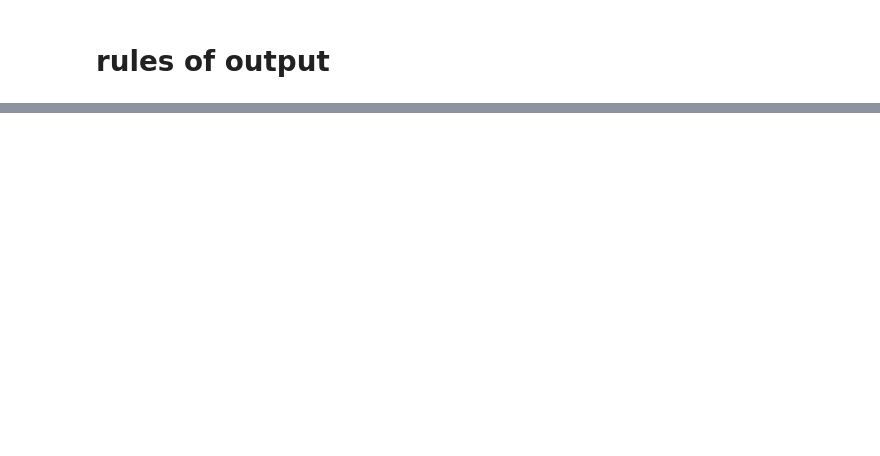
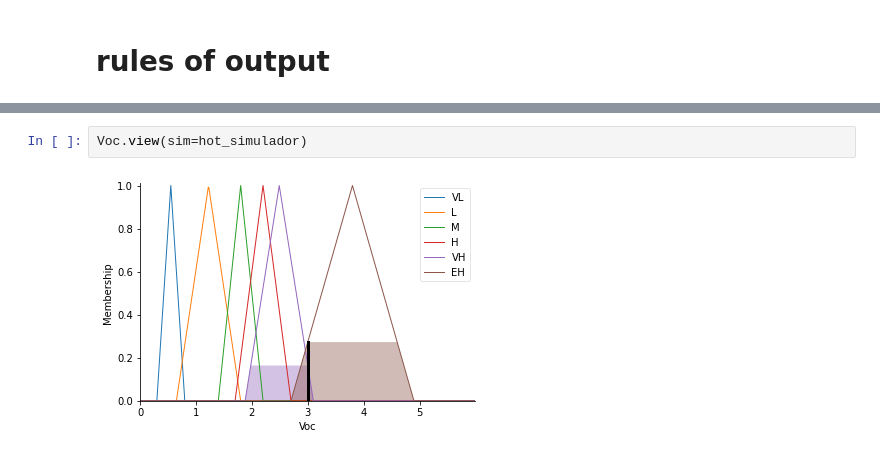
Before and after one commit to ErikJhones/Self-Organizing-Map-SOM-with-KNN, a Jupyter notebook: fuzzy/fuzzy.ipynb, the cells around one changed output, grey strips where cells are left out. Drawn from its saved outputs; the diff is of its cells as text; blank space fills up the shorter version.

```diff
--- a/fuzzy/fuzzy.ipynb
+++ b/fuzzy/fuzzy.ipynb
@@ -123,0 +243,4 @@ omf.view(sim=gorjeta_simulador)
+# %%
+Voc.view(sim=hot_simulador)
+# %% [output]
+[figure, added]
```
Also changed, not shown: parts of 19 cells of this notebook, 2 other files.
